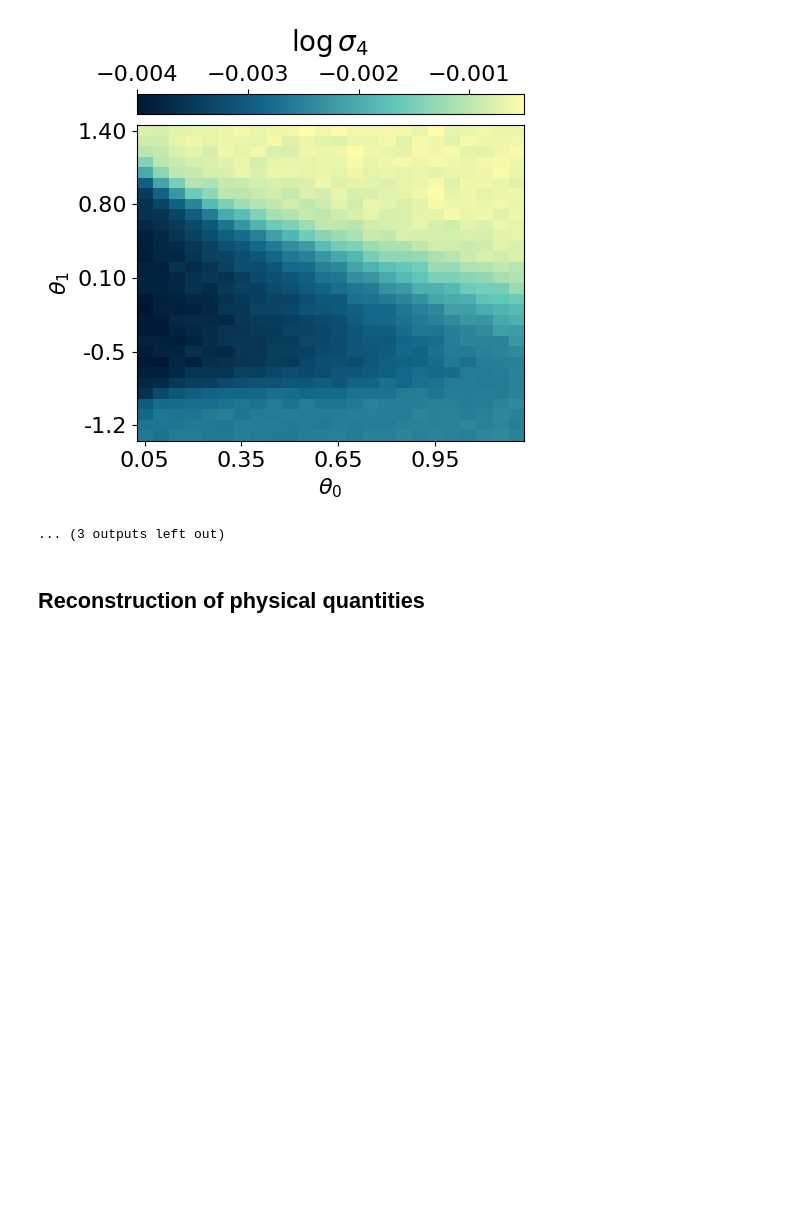
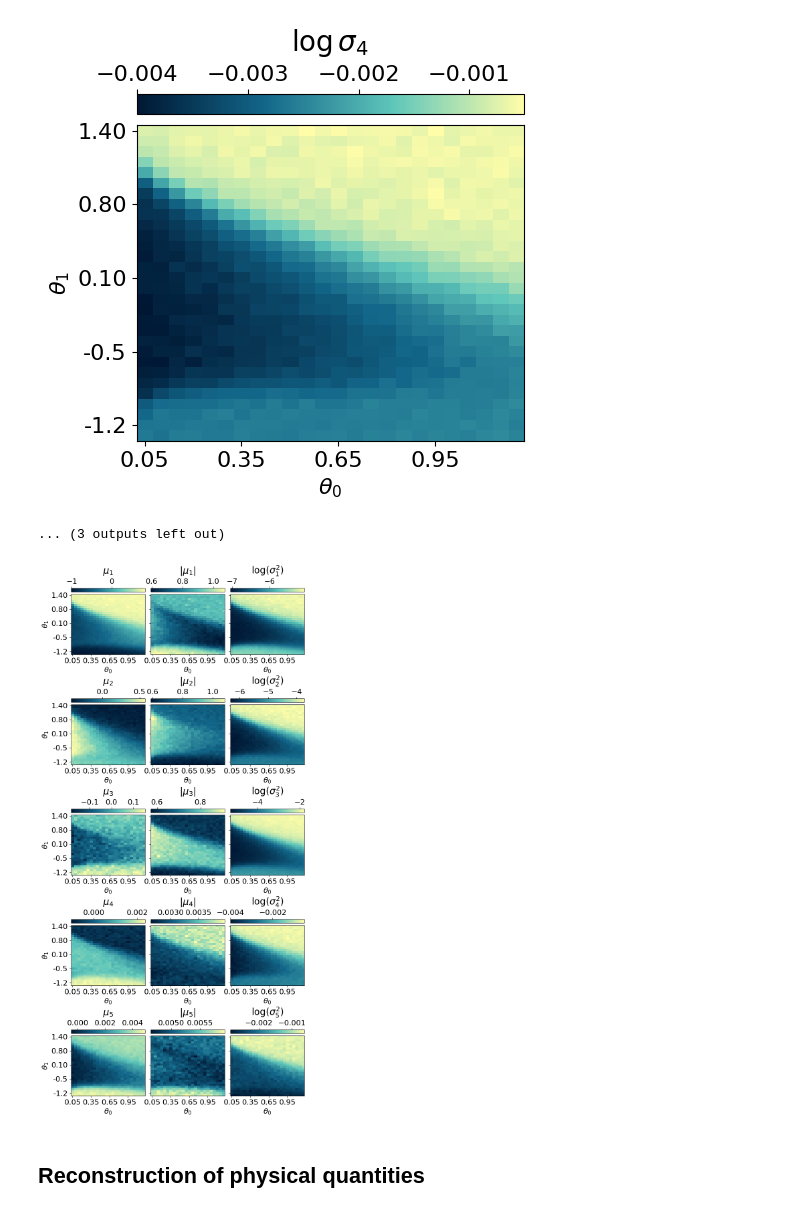
Before and after one commit to qic-ibk/qdisc, a Jupyter notebook: nbs/examples/qdisc_ClusterIsing.ipynb, the cells around one changed output. Drawn from its saved outputs; the diff is of its cells as text; code cells hidden in the pictures; blank space fills up the shorter version.

```diff
--- a/nbs/examples/qdisc_ClusterIsing.ipynb
+++ b/nbs/examples/qdisc_ClusterIsing.ipynb
@@ -151,0 +117,13 @@ myvaetrainer.plot_training(num_epochs = num_epochs)
+# %%
+#load the trained model
+from qdisc.vae.core import VAETrainer
+with open('clusterIsingN15_data_cpVAE2_QDisc.pkl', 'rb') as f:
+    all_data = pickle.load(f)
+
+myvaetrainer = VAETrainer(model=myvae, dataset=dataset)
+
+myvaetrainer.init_state(jax.random.PRNGKey(0), dataset.data[0,0])
+myvaetrainer.state = myvaetrainer.state.replace(params=all_data['params'])
+num_epochs = 1000
+myvaetrainer.history_recon = all_data['history_recon']
+myvaetrainer.history_logvar = all_data['history_logvar']
@@ -166,6 +150,11 @@ myvaetrainer.compute_and_plot_repr2d()
 [figure]
 [figure]
 ... (3 outputs left out)
+# %%
+# or plot using subplots (more compact)
+myvaetrainer.plot_repr2d(subplot=True)
+# %% [output]
+[figure, added]
 # %%
 data = myvaetrainer.get_data()
 
```
Also changed, not shown: parts of 14 cells of this notebook, 8 other files.
